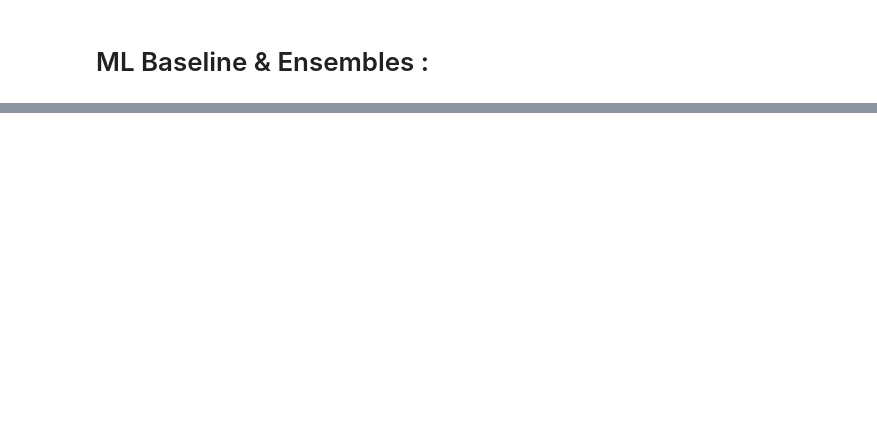
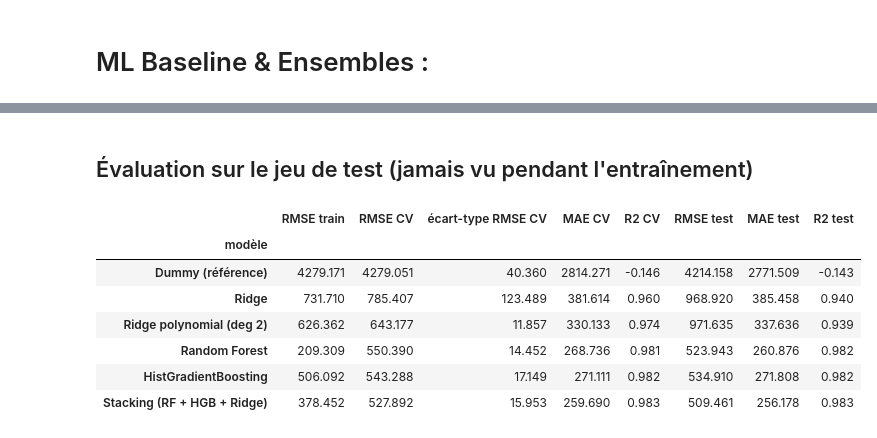
Before and after one commit to aminebadi3/PROJET-AAA, a Jupyter notebook: MLPRO.ipynb, the cells around one changed output, grey strips where cells are left out. Cells and saved outputs as stored; diff of their text form; code cells hidden in the pictures; blank space fills up the shorter version.

```diff
--- a/MLPRO.ipynb
+++ b/MLPRO.ipynb
@@ -151,0 +376,23 @@ Commentaire : x,y,z et carat -> correlation forte car ils décrivent tous la tai
+# %% [markdown]
+## Évaluation sur le jeu de test (jamais vu pendant l'entraînement)
+# %%
+lignes = []
+for nom, modele in modeles.items():
+    modele.fit(X_tr, y_tr)
+    pred = modele.predict(X_te)
+    lignes.append({"modèle": nom,
+                   "RMSE test": root_mean_squared_error(y_te, pred),
+                   "MAE test": mean_absolute_error(y_te, pred),
+                   "R2 test": r2_score(y_te, pred)})
+resultats_test = pd.DataFrame(lignes).set_index("modèle").round(3)
+resultats = resultats_cv.join(resultats_test)
+resultats
+# %% [output]
+|  | RMSE train | RMSE CV | écart-type RMSE CV | MAE CV | R2 CV | RMSE test | MAE test | R2 test |
+| modèle |  |  |  |  |  |  |  |  |
+| Dummy (référence) | 4279.171 | 4279.051 | 40.360 | 2814.271 | -0.146 | 4214.158 | 2771.509 | -0.143 |
+| Ridge | 731.710 | 785.407 | 123.489 | 381.614 | 0.960 | 968.920 | 385.458 | 0.940 |
+| Ridge polynomial (deg 2) | 626.362 | 643.177 | 11.857 | 330.133 | 0.974 | 971.635 | 337.636 | 0.939 |
+| Random Forest | 209.309 | 550.390 | 14.452 | 268.736 | 0.981 | 523.943 | 260.876 | 0.982 |
+| HistGradientBoosting | 506.092 | 543.288 | 17.149 | 271.111 | 0.982 | 534.910 | 271.808 | 0.982 |
+| Stacking (RF + HGB + Ridge) | 378.452 | 527.892 | 15.953 | 259.690 | 0.983 | 509.461 | 256.178 | 0.983 |
```
Also changed, not shown: parts of 28 cells of this notebook.
